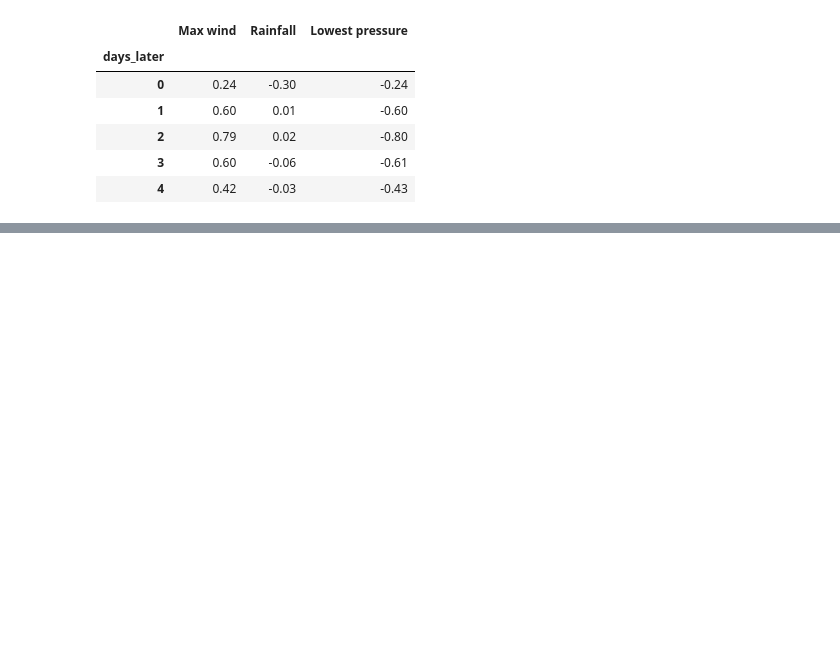
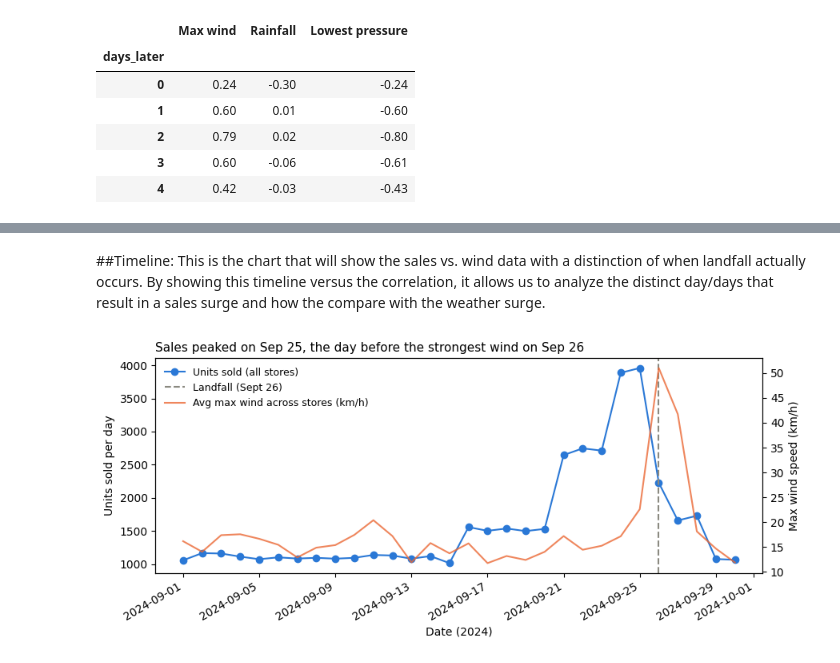
Before and after one commit to BenFreilichUVA/walmart-hurricane-project, a Jupyter notebook: notebooks/scratch/team_notebook.ipynb, the cells around one changed output, grey strips where cells are left out. Cells and saved outputs as stored; diff of their text form; code cells hidden in the pictures; blank space fills up the shorter version.

```diff
--- a/notebooks/scratch/team_notebook.ipynb
+++ b/notebooks/scratch/team_notebook.ipynb
@@ -1021,0 +1026,28 @@ lag_table
+# %% [markdown]
+##Timeline: This is the chart that will show the sales vs. wind data with a distinction of when landfall actually occurs.
+By showing this timeline versus the correlation, it allows us to analyze the distinct day/days that result in a sales surge and how the compare with the weather surge.
+# %%
+peak_sales = merged.loc[merged['units'].idxmax(), 'date']
+peak_wind = merged.loc[merged['windspeed_max'].idxmax(), 'date']
+gap = (peak_wind - peak_sales).days
+
+fig, ax = plt.subplots(figsize=(9, 4))
+ax.plot(merged['date'], merged['units'], marker='o', color=COLORS[0], label='Units sold (all stores)')
+ax.axvline(LANDFALL, color=MUTED, linestyle='--', label='Landfall (Sept 26)')
+ax.set_xlabel('Date (2024)')
+ax.set_ylabel('Units sold per day')
+
+ax2 = ax.twinx()
+ax2.plot(merged['date'], merged['windspeed_max'], color=COLORS[1], alpha=0.8, label='Avg max wind across stores (km/h)')
+ax2.set_ylabel('Max wind speed (km/h)')
+
+ax.set_title(f'Sales peaked on {peak_sales:%b %d}, {days_text(gap)} before the strongest wind on {peak_wind:%b %d}',
+             loc='left', fontsize=11)
+h1, l1 = ax.get_legend_handles_labels()
+h2, l2 = ax2.get_legend_handles_labels()
+ax.legend(h1 + h2, l1 + l2, loc='upper left', frameon=False, fontsize=9)
+fig.autofmt_xdate()
+plt.tight_layout()
+plt.show()
+# %% [output]
+[figure, added]
```
Also changed, not shown: parts of 3 cells of this notebook.
